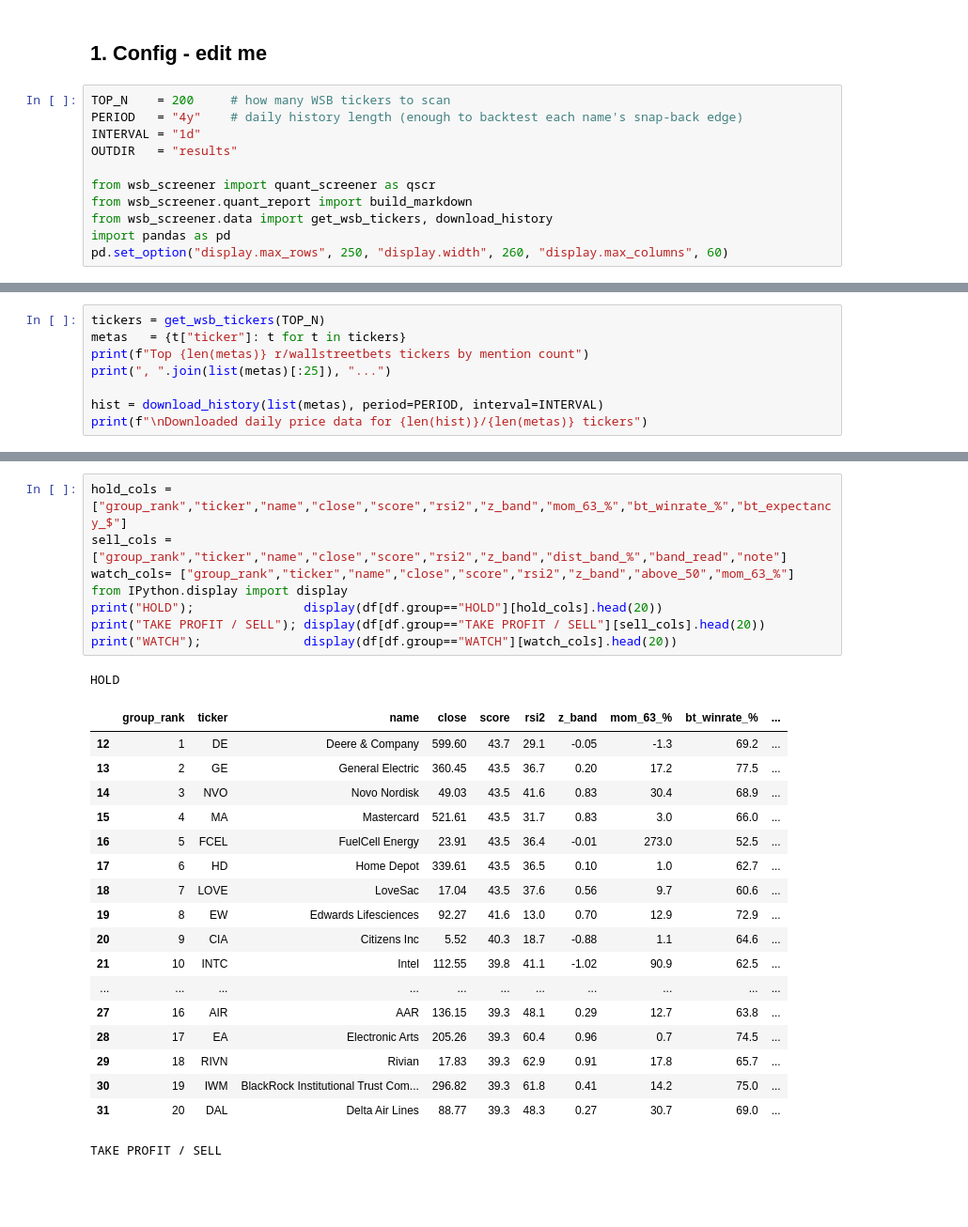
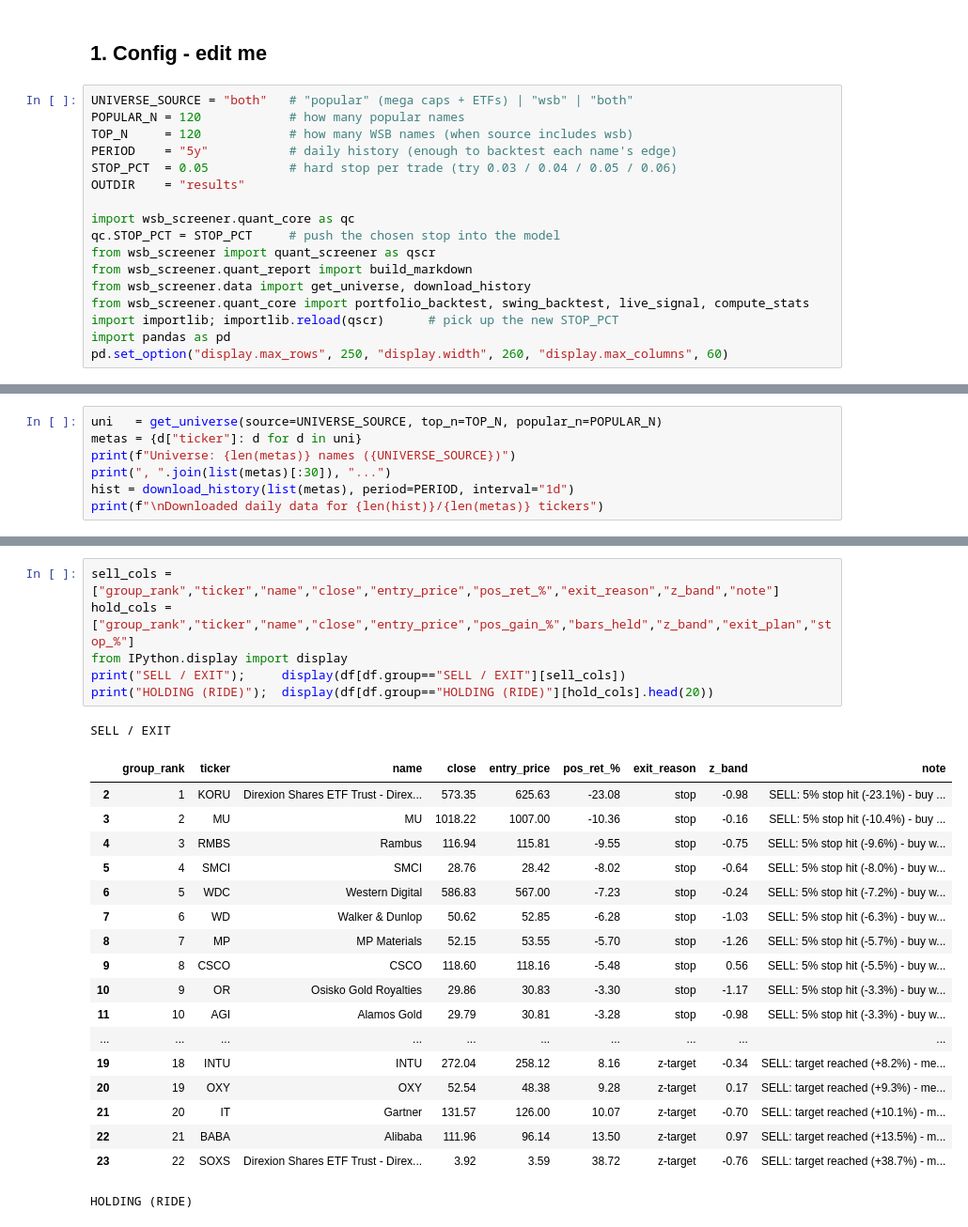
Before and after one commit to rjoshi24/trading-demo, a Jupyter notebook: daily_screener.ipynb, the cells around one changed output, grey strips where cells are left out. Shown at 94% size. Saved outputs shown, nothing was run; the diff lists cells and outputs as text; blank space fills up the shorter version.

```diff
--- a/daily_screener.ipynb
+++ b/daily_screener.ipynb
@@ -51,14 +37,20 @@ own snap-back backtest, and **BUY NOW only shows names whose history clears a 58
 # %% [markdown]
 ## 1. Config - edit me
 # %%
-TOP_N    = 200     # how many WSB tickers to scan
-PERIOD   = "4y"    # daily history length (enough to backtest each name's snap-back edge)
-INTERVAL = "1d"
-OUTDIR   = "results"
+UNIVERSE_SOURCE = "both"   # "popular" (mega caps + ETFs) | "wsb" | "both"
+POPULAR_N = 120            # how many popular names
+TOP_N     = 120            # how many WSB names (when source includes wsb)
+PERIOD    = "5y"           # daily history (enough to backtest each name's edge)
+STOP_PCT  = 0.05           # hard stop per trade (try 0.03 / 0.04 / 0.05 / 0.06)
+OUTDIR    = "results"
 
+import wsb_screener.quant_core as qc
+qc.STOP_PCT = STOP_PCT     # push the chosen stop into the model
 from wsb_screener import quant_screener as qscr
 from wsb_screener.quant_report import build_markdown
-from wsb_screener.data import get_wsb_tickers, download_history
+from wsb_screener.data import get_universe, download_history
+from wsb_screener.quant_core import portfolio_backtest, swing_backtest, live_signal, compute_stats
+import importlib; importlib.reload(qscr)      # pick up the new STOP_PCT
 import pandas as pd
 pd.set_option("display.max_rows", 250, "display.width", 260, "display.max_columns", 60)
 # %% [markdown]
@@ -66,9 +58,8 @@ pd.set_option("display.max_rows", 250, "display.width", 260, "display.max_column
 # %%
-tickers = get_wsb_tickers(TOP_N)
-metas   = {t["ticker"]: t for t in tickers}
-print(f"Top {len(metas)} r/wallstreetbets tickers by mention count")
-print(", ".join(list(metas)[:25]), "...")
-
-hist = download_history(list(metas), period=PERIOD, interval=INTERVAL)
-print(f"\nDownloaded daily price data for {len(hist)}/{len(metas)} tickers")
+uni   = get_universe(source=UNIVERSE_SOURCE, top_n=TOP_N, popular_n=POPULAR_N)
+metas = {d["ticker"]: d for d in uni}
+print(f"Universe: {len(metas)} names ({UNIVERSE_SOURCE})")
+print(", ".join(list(metas)[:30]), "...")
+hist = download_history(list(metas), period=PERIOD, interval="1d")
+print(f"\nDownloaded daily data for {len(hist)}/{len(metas)} tickers")
 # %% [output]
@@ -155,28 +135,26 @@ df[df.group=="CLOSE TO BUY"][near_cols]
 # %%
-hold_cols = ["group_rank","ticker","name","close","score","rsi2","z_band","mom_63_%","bt_winrate_%","bt_expectancy_$"]
-sell_cols = ["group_rank","ticker","name","close","score","rsi2","z_band","dist_band_%","band_read","note"]
-watch_cols= ["group_rank","ticker","name","close","score","rsi2","z_band","above_50","mom_63_%"]
+sell_cols = ["group_rank","ticker","name","close","entry_price","pos_ret_%","exit_reason","z_band","note"]
+hold_cols = ["group_rank","ticker","name","close","entry_price","pos_gain_%","bars_held","z_band","exit_plan","stop_%"]
 from IPython.display import display
-print("HOLD");               display(df[df.group=="HOLD"][hold_cols].head(20))
-print("TAKE PROFIT / SELL"); display(df[df.group=="TAKE PROFIT / SELL"][sell_cols].head(20))
-print("WATCH");              display(df[df.group=="WATCH"][watch_cols].head(20))
+print("SELL / EXIT");     display(df[df.group=="SELL / EXIT"][sell_cols])
+print("HOLDING (RIDE)");  display(df[df.group=="HOLDING (RIDE)"][hold_cols].head(20))
 # %% [output]
-HOLD
+SELL / EXIT
-|  | group_rank | ticker | name | close | score | rsi2 | z_band | mom_63_% | bt_winrate_% | ... |
-| 12 | 1 | DE | Deere & Company | 599.60 | 43.7 | 29.1 | -0.05 | -1.3 | 69.2 | ... |
-| 13 | 2 | GE | General Electric | 360.45 | 43.5 | 36.7 | 0.20 | 17.2 | 77.5 | ... |
-| 14 | 3 | NVO | Novo Nordisk | 49.03 | 43.5 | 41.6 | 0.83 | 30.4 | 68.9 | ... |
-| 15 | 4 | MA | Mastercard | 521.61 | 43.5 | 31.7 | 0.83 | 3.0 | 66.0 | ... |
-| 16 | 5 | FCEL | FuelCell Energy | 23.91 | 43.5 | 36.4 | -0.01 | 273.0 | 52.5 | ... |
-| 17 | 6 | HD | Home Depot | 339.61 | 43.5 | 36.5 | 0.10 | 1.0 | 62.7 | ... |
-| 18 | 7 | LOVE | LoveSac | 17.04 | 43.5 | 37.6 | 0.56 | 9.7 | 60.6 | ... |
-| 19 | 8 | EW | Edwards Lifesciences | 92.27 | 41.6 | 13.0 | 0.70 | 12.9 | 72.9 | ... |
-| 20 | 9 | CIA | Citizens Inc | 5.52 | 40.3 | 18.7 | -0.88 | 1.1 | 64.6 | ... |
-| 21 | 10 | INTC | Intel | 112.55 | 39.8 | 41.1 | -1.02 | 90.9 | 62.5 | ... |
-| ... | ... | ... | ... | ... | ... | ... | ... | ... | ... | ... |
-| 27 | 16 | AIR | AAR | 136.15 | 39.3 | 48.1 | 0.29 | 12.7 | 63.8 | ... |
-| 28 | 17 | EA | Electronic Arts | 205.26 | 39.3 | 60.4 | 0.96 | 0.7 | 74.5 | ... |
-| 29 | 18 | RIVN | Rivian | 17.83 | 39.3 | 62.9 | 0.91 | 17.8 | 65.7 | ... |
-| 30 | 19 | IWM | BlackRock Institutional Trust Com... | 296.82 | 39.3 | 61.8 | 0.41 | 14.2 | 75.0 | ... |
-| 31 | 20 | DAL | Delta Air Lines | 88.77 | 39.3 | 48.3 | 0.27 | 30.7 | 69.0 | ... |
+|  | group_rank | ticker | name | close | entry_price | pos_ret_% | exit_reason | z_band | note |
+| 2 | 1 | KORU | Direxion Shares ETF Trust - Direx... | 573.35 | 625.63 | -23.08 | stop | -0.98 | SELL: 5% stop hit (-23.1%) - buy ... |
+| 3 | 2 | MU | MU | 1018.22 | 1007.00 | -10.36 | stop | -0.16 | SELL: 5% stop hit (-10.4%) - buy ... |
+| 4 | 3 | RMBS | Rambus | 116.94 | 115.81 | -9.55 | stop | -0.75 | SELL: 5% stop hit (-9.6%) - buy w... |
+| 5 | 4 | SMCI | SMCI | 28.76 | 28.42 | -8.02 | stop | -0.64 | SELL: 5% stop hit (-8.0%) - buy w... |
+| 6 | 5 | WDC | Western Digital | 586.83 | 567.00 | -7.23 | stop | -0.24 | SELL: 5% stop hit (-7.2%) - buy w... |
+| 7 | 6 | WD | Walker & Dunlop | 50.62 | 52.85 | -6.28 | stop | -1.03 | SELL: 5% stop hit (-6.3%) - buy w... |
+| 8 | 7 | MP | MP Materials | 52.15 | 53.55 | -5.70 | stop | -1.26 | SELL: 5% stop hit (-5.7%) - buy w... |
+| 9 | 8 | CSCO | CSCO | 118.60 | 118.16 | -5.48 | stop | 0.56 | SELL: 5% stop hit (-5.5%) - buy w... |
+| 10 | 9 | OR | Osisko Gold Royalties | 29.86 | 30.83 | -3.30 | stop | -1.17 | SELL: 5% stop hit (-3.3%) - buy w... |
+| 11 | 10 | AGI | Alamos Gold | 29.79 | 30.81 | -3.28 | stop | -0.98 | SELL: 5% stop hit (-3.3%) - buy w... |
+| ... | ... | ... | ... | ... | ... | ... | ... | ... | ... |
+| 19 | 18 | INTU | INTU | 272.04 | 258.12 | 8.16 | z-target | -0.34 | SELL: target reached (+8.2%) - me... |
+| 20 | 19 | OXY | OXY | 52.54 | 48.38 | 9.28 | z-target | 0.17 | SELL: target reached (+9.3%) - me... |
+| 21 | 20 | IT | Gartner | 131.57 | 126.00 | 10.07 | z-target | -0.70 | SELL: target reached (+10.1%) - m... |
+| 22 | 21 | BABA | Alibaba | 111.96 | 96.14 | 13.50 | z-target | 0.97 | SELL: target reached (+13.5%) - m... |
+| 23 | 22 | SOXS | Direxion Shares ETF Trust - Direx... | 3.92 | 3.59 | 38.72 | z-target | -0.76 | SELL: target reached (+38.7%) - m... |
-TAKE PROFIT / SELL
+HOLDING (RIDE)
```
Also changed, not shown: parts of 23 cells of this notebook, 7 other files.
